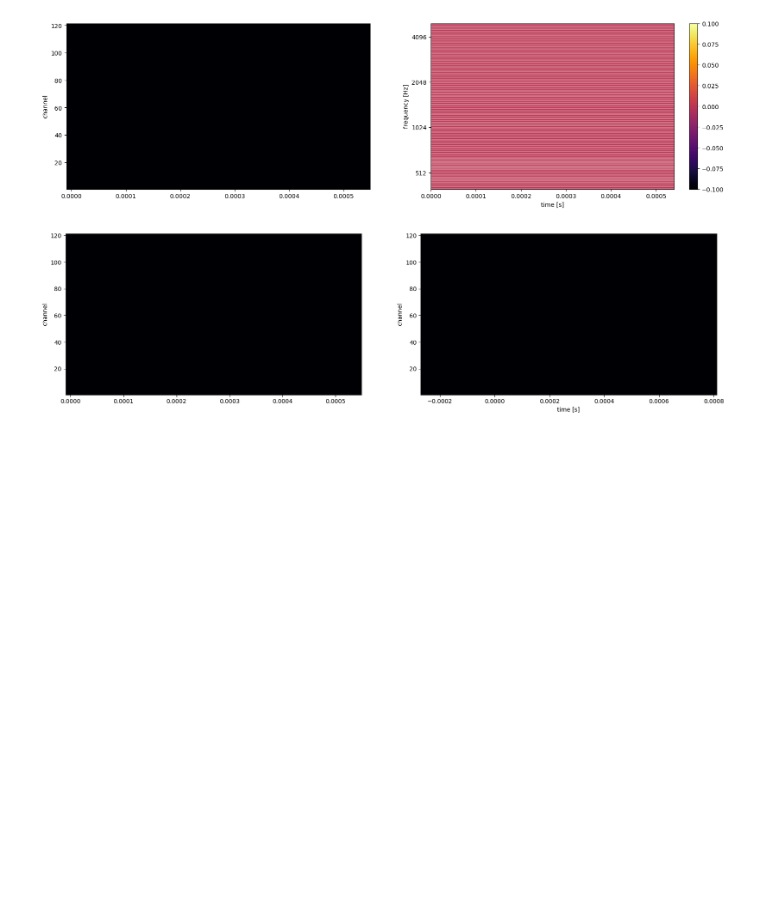
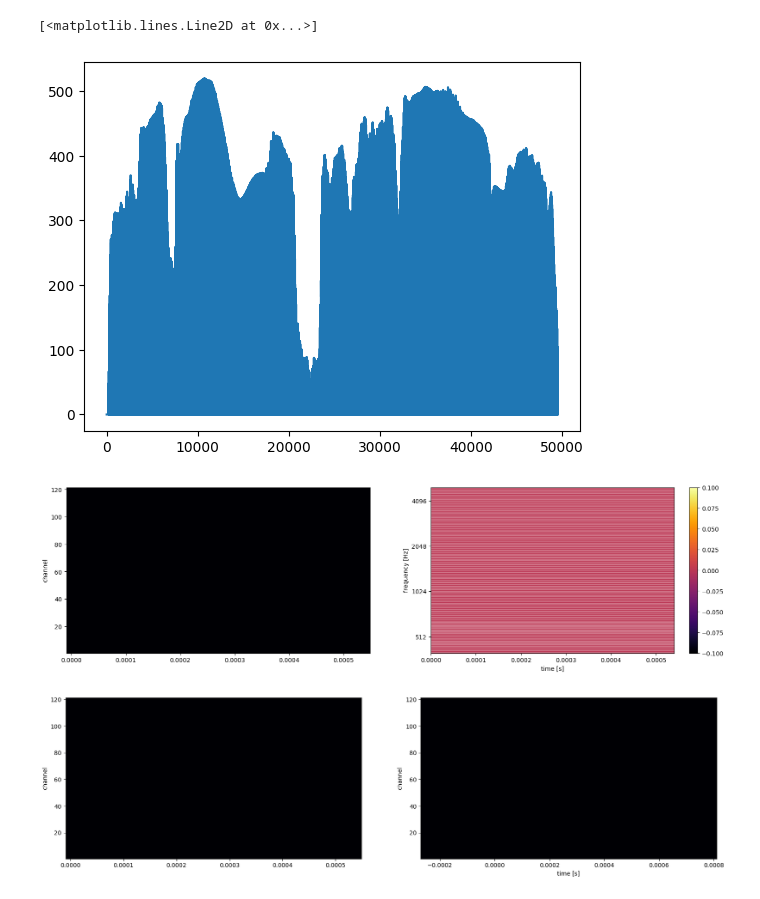
Before and after one commit to jacobdenobel/abt, a Jupyter notebook: notebooks/electrogram.ipynb, the cells around one changed output. Cells and saved outputs as stored; diff of their text form; code cells hidden in the pictures; blank space fills up the shorter version.

```diff
--- a/notebooks/electrogram.ipynb
+++ b/notebooks/electrogram.ipynb
@@ -78,3 +88,8 @@ plot_pulse_train_stats(pulse_train, audio_signal, MAT, IDET, FS)
+# %%
+plt.plot(pulse_train.sum(axis=0) * 1e6)
+# %% [output]
+[<matplotlib.lines.Line2D at 0x...>]
+[figure, added]
 # %%
 cycle = 2 * 15
 cycle_time = cycle * 18e-6
```
Also changed, not shown: parts of 1 cell of this notebook, 12 other files.
